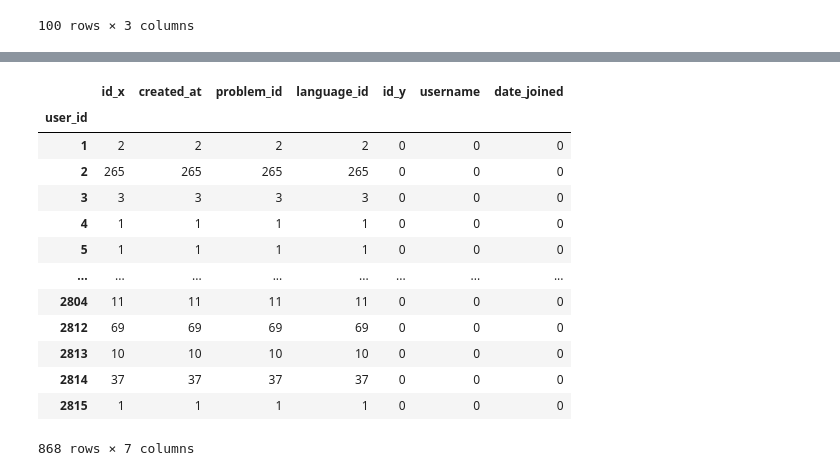
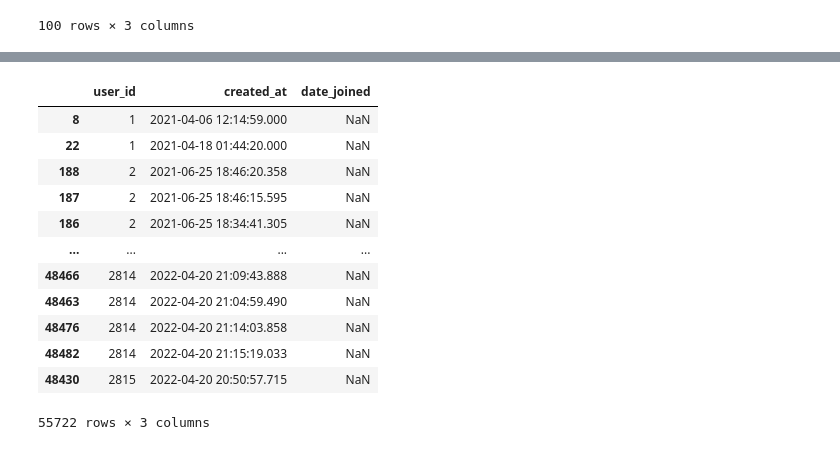
Before and after one commit to alexanderniki/alx-study, a Jupyter notebook: Analytics/Pandas Basics/homework-3.ipynb, the cells around one changed output, grey strips where cells are left out. Cells and saved outputs as stored; diff of their text form; code cells hidden in the pictures.

```diff
--- a/Analytics/Pandas Basics/homework-3.ipynb
+++ b/Analytics/Pandas Basics/homework-3.ipynb
@@ -135,20 +138,19 @@ df.rename(columns={
 # %%
 # сколько дней прошло между последним выполнением кода конкретного юзера и днем его регистрации. Столбец с разницей должен называться diff.
 
-processed: DataFrame = df.groupby(["user_id"]).count()
+processed: DataFrame = df[["user_id", "created_at", "date_joined"]].sort_values(by="user_id", ascending=True)
 processed
 # %% [output]
-|  | id_x | created_at | problem_id | language_id | id_y | username | date_joined |
-| user_id |  |  |  |  |  |  |  |
-| 1 | 2 | 2 | 2 | 2 | 0 | 0 | 0 |
-| 2 | 265 | 265 | 265 | 265 | 0 | 0 | 0 |
-| 3 | 3 | 3 | 3 | 3 | 0 | 0 | 0 |
-| 4 | 1 | 1 | 1 | 1 | 0 | 0 | 0 |
-| 5 | 1 | 1 | 1 | 1 | 0 | 0 | 0 |
-| ... | ... | ... | ... | ... | ... | ... | ... |
-| 2804 | 11 | 11 | 11 | 11 | 0 | 0 | 0 |
-| 2812 | 69 | 69 | 69 | 69 | 0 | 0 | 0 |
-| 2813 | 10 | 10 | 10 | 10 | 0 | 0 | 0 |
-| 2814 | 37 | 37 | 37 | 37 | 0 | 0 | 0 |
-| 2815 | 1 | 1 | 1 | 1 | 0 | 0 | 0 |
+|  | user_id | created_at | date_joined |
+| 8 | 1 | 2021-04-06 12:14:59.000 | NaN |
+| 22 | 1 | 2021-04-18 01:44:20.000 | NaN |
+| 188 | 2 | 2021-06-25 18:46:20.358 | NaN |
+| 187 | 2 | 2021-06-25 18:46:15.595 | NaN |
+| 186 | 2 | 2021-06-25 18:34:41.305 | NaN |
+| ... | ... | ... | ... |
+| 48466 | 2814 | 2022-04-20 21:09:43.888 | NaN |
+| 48463 | 2814 | 2022-04-20 21:04:59.490 | NaN |
+| 48476 | 2814 | 2022-04-20 21:14:03.858 | NaN |
+| 48482 | 2814 | 2022-04-20 21:15:19.033 | NaN |
+| 48430 | 2815 | 2022-04-20 20:50:57.715 | NaN |
-868 rows × 7 columns
+55722 rows × 3 columns
```
Also changed, not shown: parts of 10 cells of this notebook, 1 other file.
